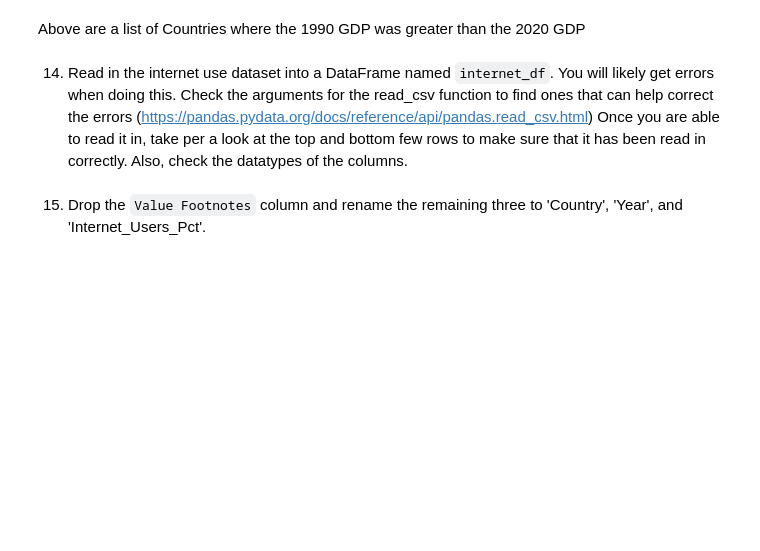
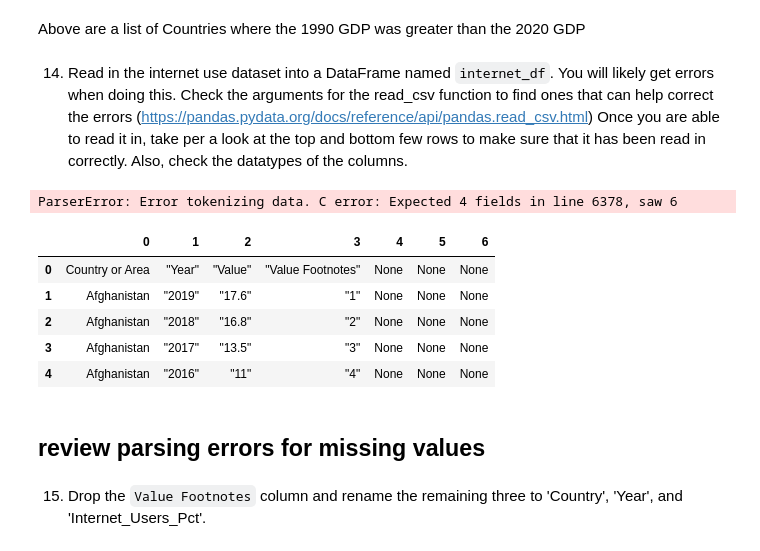
Before and after one commit to NSS-Data-Analytics-Cohort-14/gdp-and-internet-usage-kshaffer93, a Jupyter notebook: notebooks/example.ipynb, the cells around one changed output. Saved outputs shown, nothing was run; the diff lists cells and outputs as text; code cells hidden in the pictures; blank space fills up the shorter version.

Commit message:
parsing errors internet use csv

```diff
--- a/notebooks/example.ipynb
+++ b/notebooks/example.ipynb
@@ -349,6 +349,21 @@ ninety_greater
 Above are a list of Countries where the 1990 GDP was greater than the 2020 GDP
 # %% [markdown]
 14. Read in the internet use dataset into a DataFrame named `internet_df`. You will likely get errors when doing this. Check the arguments for the read_csv function to find ones that can help correct the errors (https://pandas.pydata.org/docs/reference/api/pandas.read_csv.html) Once you are able to read it in, take per a look at the top and bottom few rows to make sure that it has been read in correctly. Also, check the datatypes of the columns.
+# %%
+internet_df = pd.read_csv('../data/internet_use.csv')
+# %% [output]
+ParserError: Error tokenizing data. C error: Expected 4 fields in line 6378, saw 6
+# %%
+internet_df.head()
+# %% [output]
+|  | 0 | 1 | 2 | 3 | 4 | 5 | 6 |
+| 0 | Country or Area | "Year" | "Value" | "Value Footnotes" | None | None | None |
+| 1 | Afghanistan | "2019" | "17.6" | "1" | None | None | None |
+| 2 | Afghanistan | "2018" | "16.8" | "2" | None | None | None |
+| 3 | Afghanistan | "2017" | "13.5" | "3" | None | None | None |
+| 4 | Afghanistan | "2016" | "11" | "4" | None | None | None |
+# %% [markdown]
+## review parsing errors for missing values ##
 # %% [markdown]
 15. Drop the `Value Footnotes` column and rename the remaining three to 'Country', 'Year', and 'Internet_Users_Pct'.
 # %% [markdown]
```
